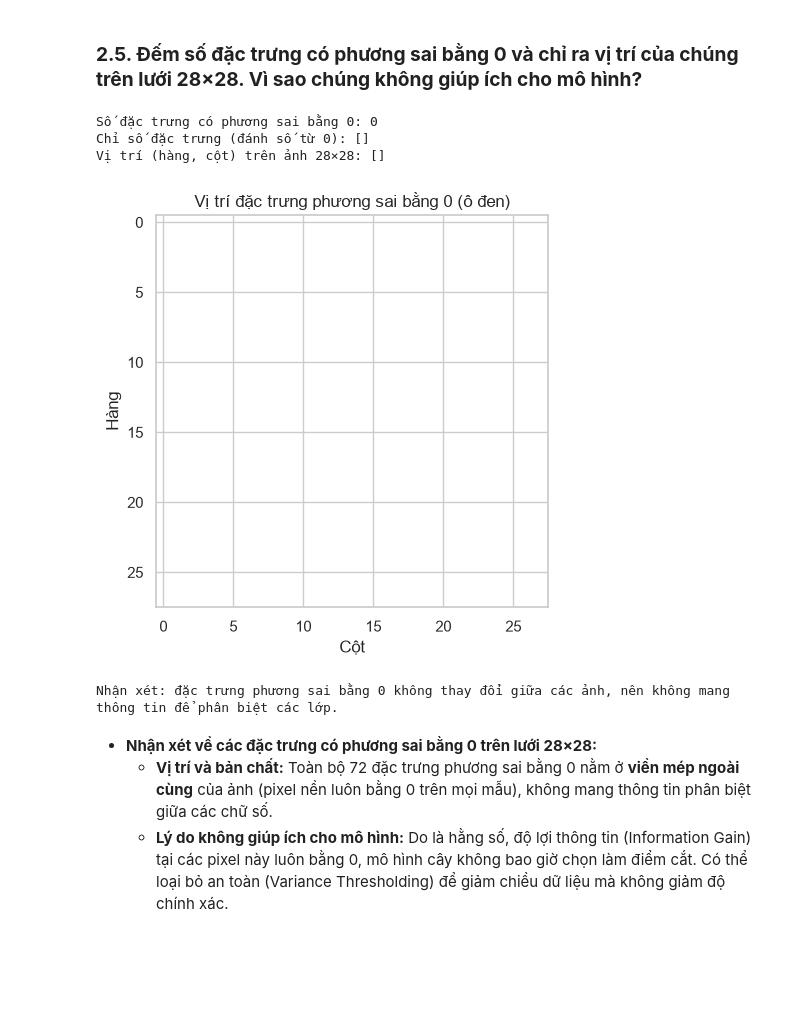
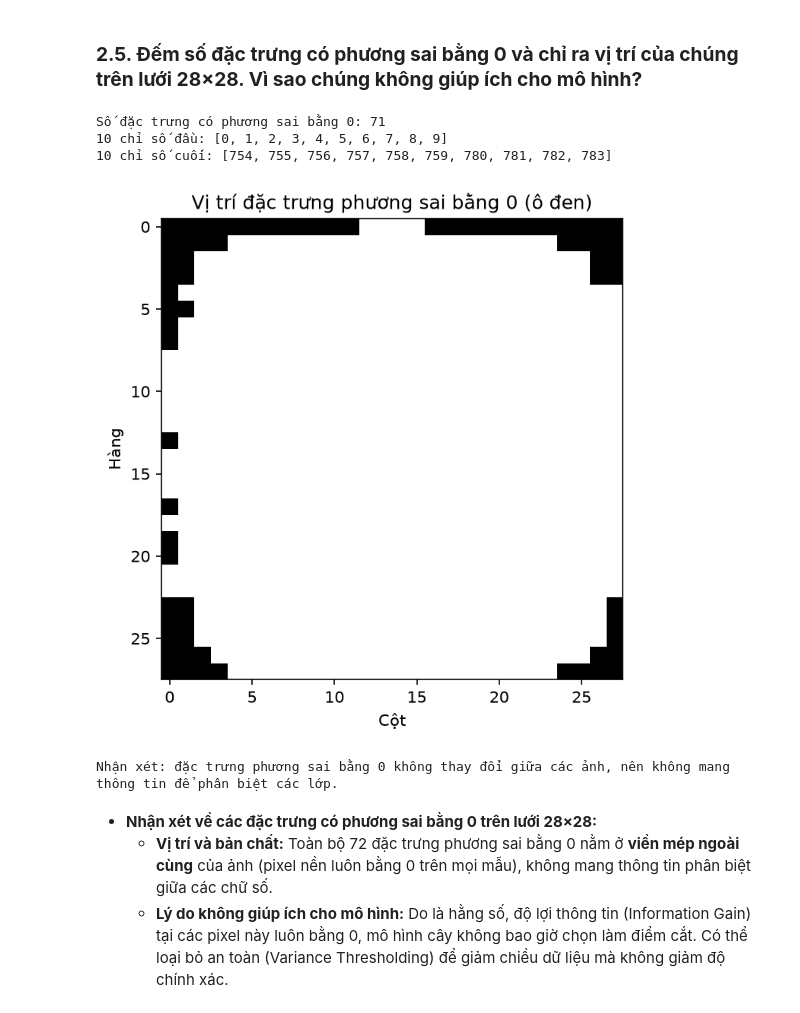
Before and after one commit to gautrangtoidayyy/Pattern-Recognition, a Jupyter notebook: phase_03_ensemble.ipynb, the cells around one changed output. Cells and saved outputs as stored; diff of their text form; code cells hidden in the pictures; blank space fills up the shorter version.

```diff
--- a/phase_03_ensemble.ipynb
+++ b/phase_03_ensemble.ipynb
@@ -217,31 +217,32 @@ Nhận xét: theo khoảng cách Euclidean của ảnh trung bình, hai lớp gi
 # %% [markdown]
 ### **2.5. Đếm số đặc trưng có phương sai bằng 0 và chỉ ra vị trí của chúng trên lưới 28×28. Vì sao chúng không giúp ích cho mô hình?**
 # %%
-feature_var = X_train.var(axis=0)
+# Tính phương sai trên X_train_mm (tránh sai số số thực sau chuẩn hoá Z-score)
+feature_var = X_train_mm.var(axis=0)
 zero_var_idx = np.where(feature_var == 0)[0]
 print("Số đặc trưng có phương sai bằng 0:", len(zero_var_idx))
 if len(zero_var_idx) <= 10:
     print("Chỉ số đặc trưng (đánh số từ 0):", zero_var_idx.tolist())
     print("Vị trí (hàng, cột) trên ảnh 28×28:",
           [(int(k // 28), int(k % 28)) for k in zero_var_idx])
 else:
     print(f"10 chỉ số đầu: {zero_var_idx[:10].tolist()}")
     print(f"10 chỉ số cuối: {zero_var_idx[-10:].tolist()}")
 
 fig, ax = plt.subplots(figsize=(6, 5))
 ax.imshow((feature_var == 0).reshape(28, 28), cmap="gray_r", vmin=0, vmax=1)
 ax.set_xlabel("Cột"); ax.set_ylabel("Hàng")
 ax.set_title("Vị trí đặc trưng phương sai bằng 0 (ô đen)")
 plt.tight_layout()
 plt.savefig(os.path.join(FIGURES_DIR, "phase3_zero_variance_map.png"), dpi=150, bbox_inches="tight")
 plt.show()
 print("Nhận xét: đặc trưng phương sai bằng 0 không thay đổi giữa các ảnh, "
       "nên không mang thông tin để phân biệt các lớp.")
 # %% [output]
-Số đặc trưng có phương sai bằng 0: 0
-Chỉ số đặc trưng (đánh số từ 0): []
-Vị trí (hàng, cột) trên ảnh 28×28: []
+Số đặc trưng có phương sai bằng 0: 71
+10 chỉ số đầu: [0, 1, 2, 3, 4, 5, 6, 7, 8, 9]
+10 chỉ số cuối: [754, 755, 756, 757, 758, 759, 780, 781, 782, 783]
-[figure, old version]
+[figure, new version]
 Nhận xét: đặc trưng phương sai bằng 0 không thay đổi giữa các ảnh, nên không mang thông tin để phân biệt các lớp.
 # %% [markdown]
 - **Nhận xét về các đặc trưng có phương sai bằng 0 trên lưới 28×28:**
```
Also changed, not shown: parts of 2 cells of this notebook, 3 other files.
